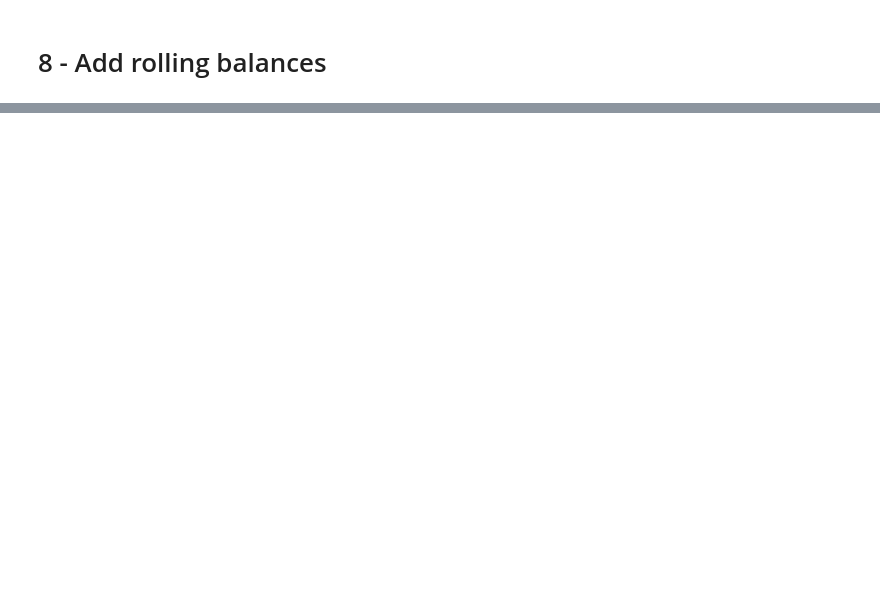
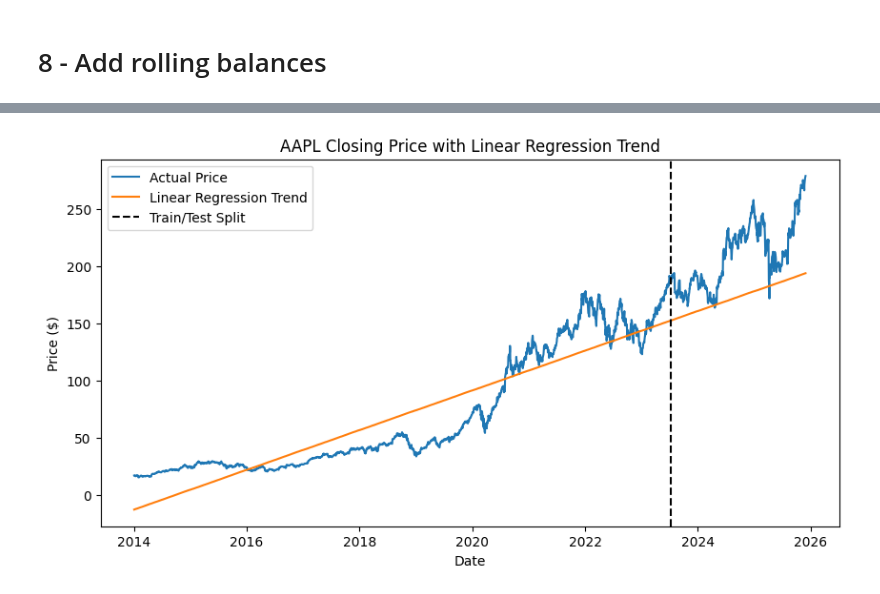
Before and after one commit to Mr-Scarf/programming-for-data-analytics, a Jupyter notebook: project/Project.ipynb, the cells around one changed output, grey strips where cells are left out. Drawn from its saved outputs; the diff is of its cells as text; code cells hidden in the pictures; blank space fills up the shorter version.

```diff
--- a/project/Project.ipynb
+++ b/project/Project.ipynb
@@ -591,9 +699,12 @@ Reference: Linear regression -https://scikit-learn.org/stable/modules/generated/
 
 https://www.alpharithms.com/predicting-stock-prices-with-linear-regression-214618/
 # %%
+# 9 - Linear Regression on Apple Stock Prices
+
 from sklearn.linear_model import LinearRegression
 
-#Adapted code from lecture notes & Github Copilot
+#Adapted code from lecture notes , Github Copilot & https://www.alpharithms.com/predicting-stock-prices-with-linear-regression-214618/
+
 
 # 1. Extract Apple closing prices into a simple DataFrame
 aapl = df[[('AAPL', 'Close')]].copy()
@@ -603,13 +714,17 @@ aapl.columns = ['Close']   # flatten MultiIndex
 X = np.arange(len(aapl)).reshape(-1, 1)
 y = aapl['Close'].values
 
-# 3. Fit Linear Regression estimator
+# 3. Time-based split (80/20)
+split = int(len(aapl) * 0.8)
+X_train, X_test = X[:split], X[split:]
+y_train, y_test = y[:split], y[split:]
+
+
+# 4. Fit Linear Regression estimator
 model = LinearRegression()
-model.fit(X, y)
+model.fit(X_train, y_train)
 
-# 4. Add regression trend line
-aapl['Trend'] = model.predict(X)
-
-# 5. Plot actual prices vs trend
-aapl[['Close', 'Trend']].plot(title='AAPL Closing Price with Linear Regression Trend')
+# 5.Evaluate
+r2 = model.score(X_test, y_test)
+print(f"R² score on test data: {r2:.3f}")
 # %% [output]
@@ -617,0 +736,22 @@ aapl[['Close', 'Trend']].plot(title='AAPL Closing Price with Linear Regression T
+# %%
+#Adapted code from Chatgpt to improve visualisation of linear regression results
+#Reference: For existing code what is best plot to assist with visualising? -  https://chatgpt.com/share/69579f4a-87f8-8005-8de6-e2ef11a4dbb1
+
+# Predict prices for all dates
+y_pred = model.predict(X)
+
+# Plot actual prices and regression line
+plt.figure(figsize=(10, 5))
+plt.plot(aapl.index, y, label='Actual Price')
+plt.plot(aapl.index, y_pred, label='Linear Regression Trend')
+
+# Mark train/test split
+plt.axvline(aapl.index[split], color='black', linestyle='--', label='Train/Test Split')
+
+plt.title('AAPL Closing Price with Linear Regression Trend')
+plt.xlabel('Date')
+plt.ylabel('Price ($)')
+plt.legend()
+plt.show()
+# %% [output]
+[figure, added]
```
Also changed, not shown: parts of 28 cells of this notebook, 1 other file.
